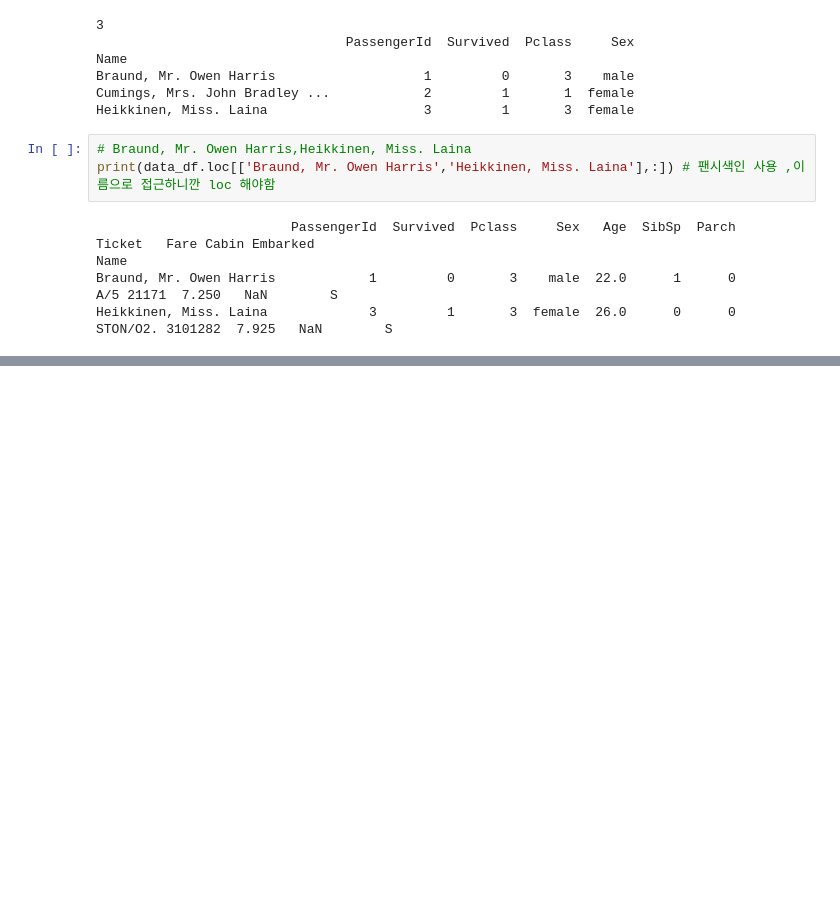
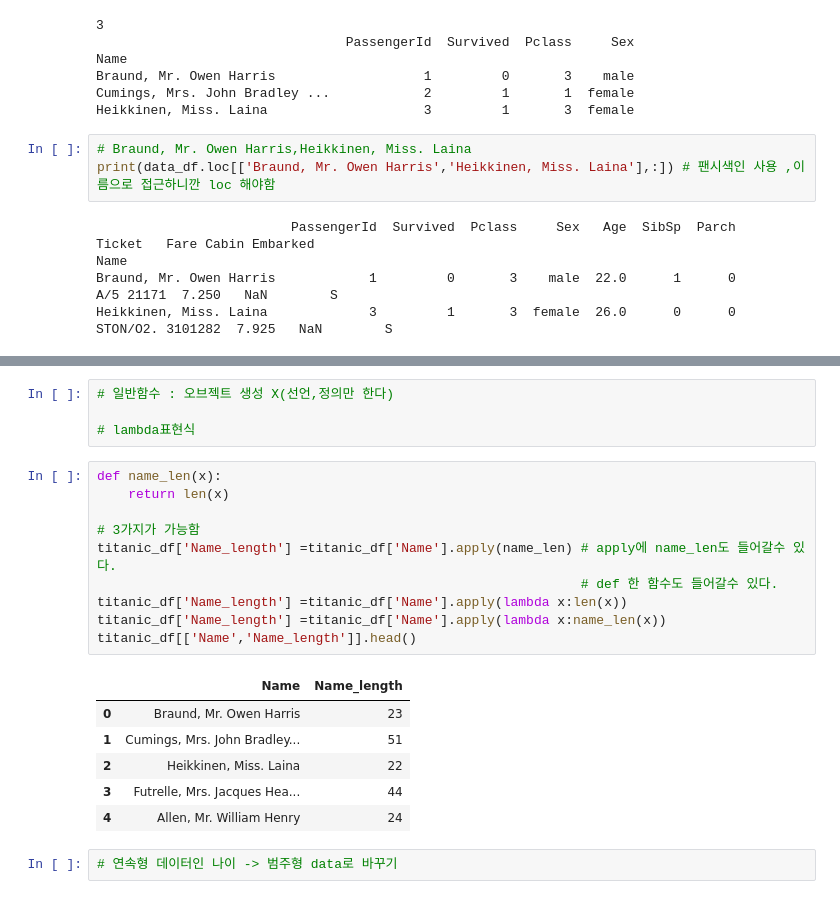
Before and after one commit to bb-bbb/homescape.com, a Jupyter notebook: chap01/02.pandas_test.ipynb, the cells around one changed output, grey strips where cells are left out. Saved outputs shown, nothing was run; the diff lists cells and outputs as text; blank space fills up the shorter version.

```diff
--- a/chap01/02.pandas_test.ipynb
+++ b/chap01/02.pandas_test.ipynb
@@ -324,0 +397,23 @@ titanic_df[cond1 & cond2 & cond3] # 위에 3개조건 다 만족하는 T&T&T 인
+# %%
+# 일반함수 : 오브젝트 생성 X(선언,정의만 한다)
+
+# lambda표현식
+# %%
+def name_len(x):
+    return len(x)
+
+# 3가지가 가능함
+titanic_df['Name_length'] =titanic_df['Name'].apply(name_len) # apply에 name_len도 들어갈수 있다.
+                                                              # def 한 함수도 들어갈수 있다.
+titanic_df['Name_length'] =titanic_df['Name'].apply(lambda x:len(x))
+titanic_df['Name_length'] =titanic_df['Name'].apply(lambda x:name_len(x))
+titanic_df[['Name','Name_length']].head()
+# %% [output]
+|  | Name | Name_length |
+| 0 | Braund, Mr. Owen Harris | 23 |
+| 1 | Cumings, Mrs. John Bradley... | 51 |
+| 2 | Heikkinen, Miss. Laina | 22 |
+| 3 | Futrelle, Mrs. Jacques Hea... | 44 |
+| 4 | Allen, Mr. William Henry | 24 |
+# %%
+# 연속형 데이터인 나이 -> 범주형 data로 바꾸기
```
Also changed, not shown: parts of 9 cells of this notebook, 10 other files.
